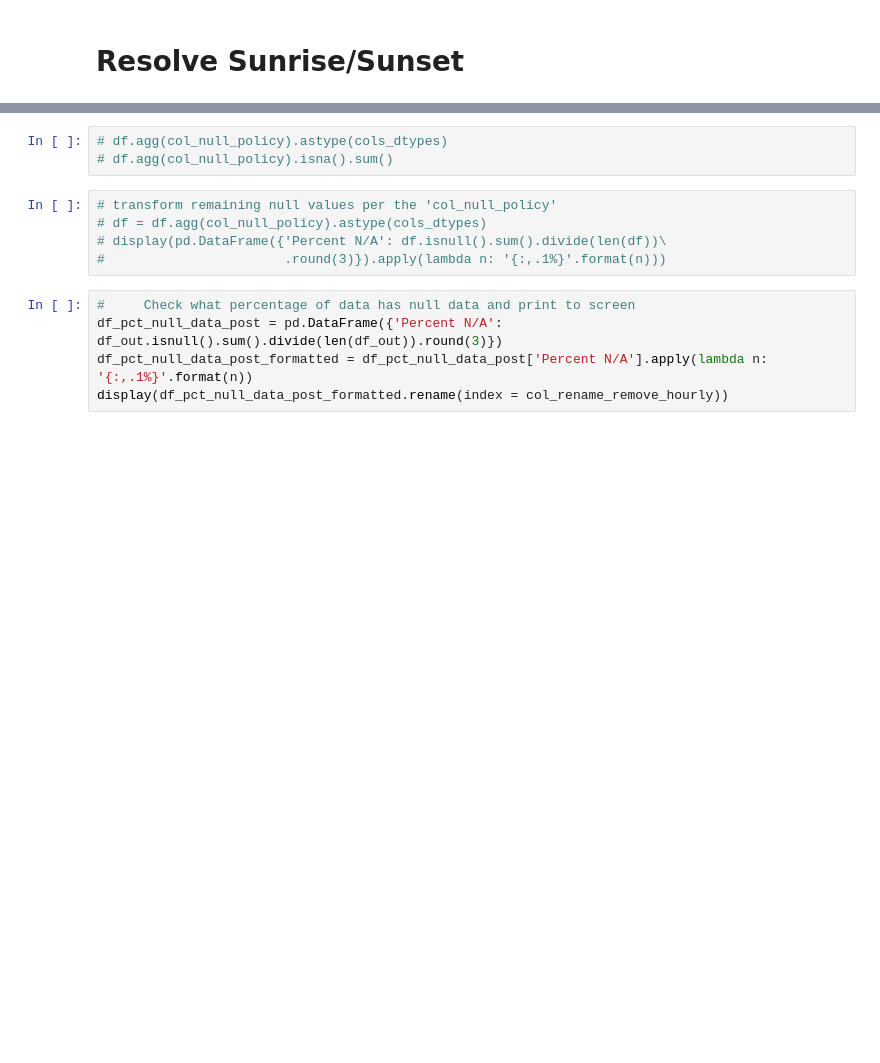
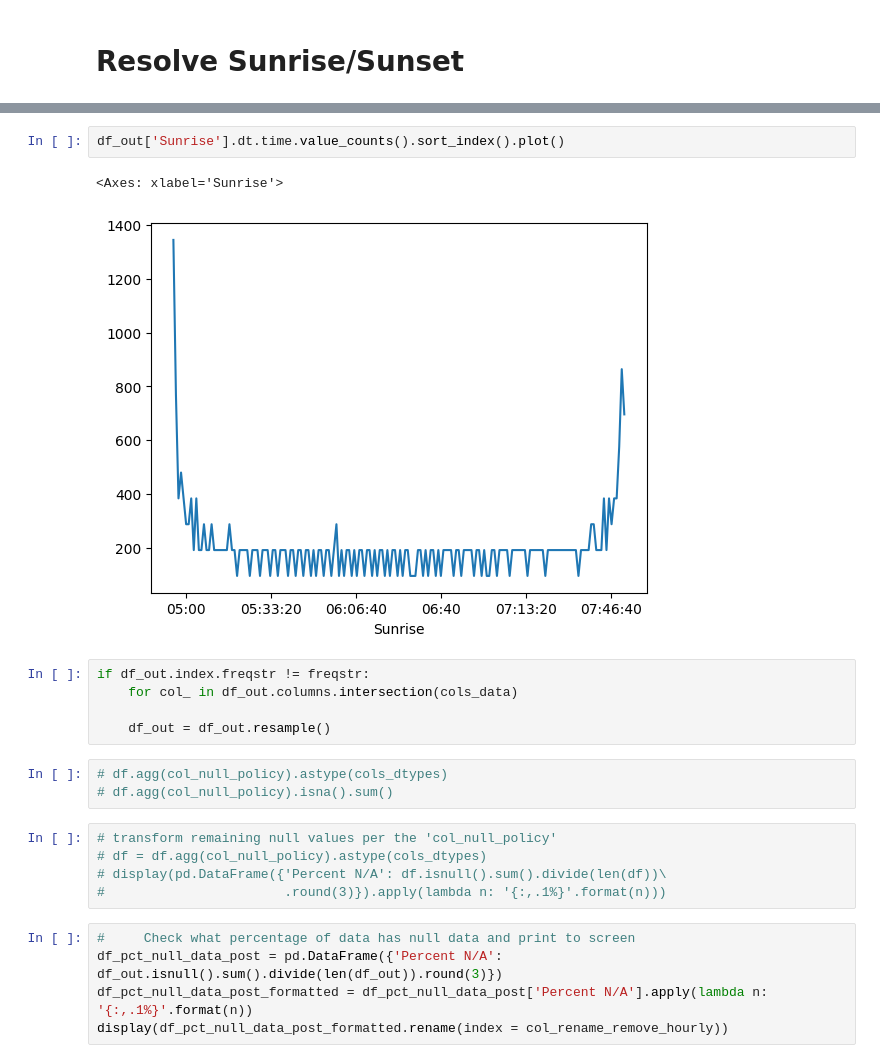
Before and after one commit to emskiphoto/noaa-weather-hourly, a Jupyter notebook: dev/noaa-weather-hourly.ipynb, the cells around one changed output, grey strips where cells are left out. Drawn from its saved outputs; the diff is of its cells as text; blank space fills up the shorter version.

```diff
--- a/dev/noaa-weather-hourly.ipynb
+++ b/dev/noaa-weather-hourly.ipynb
@@ -881,3 +819,13 @@ if is_development:
+# %%
+df_out['Sunrise'].dt.time.value_counts().sort_index().plot()
+# %% [output]
+<Axes: xlabel='Sunrise'>
+[figure, added]
+# %%
+if df_out.index.freqstr != freqstr:
+    for col_ in df_out.columns.intersection(cols_data)
+
+    df_out = df_out.resample()
 # %%
 # df.agg(col_null_policy).astype(cols_dtypes)
 # df.agg(col_null_policy).isna().sum()
```
Also changed, not shown: parts of 46 cells of this notebook, 4 other files.
